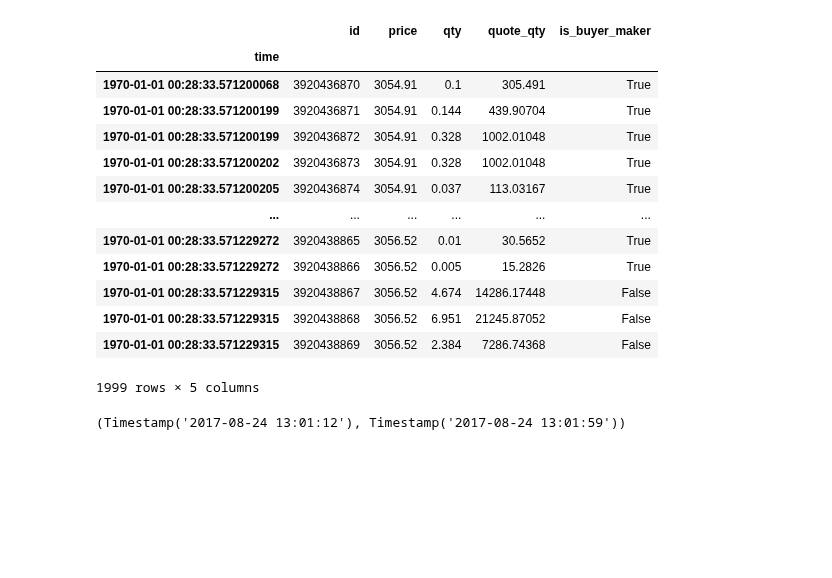
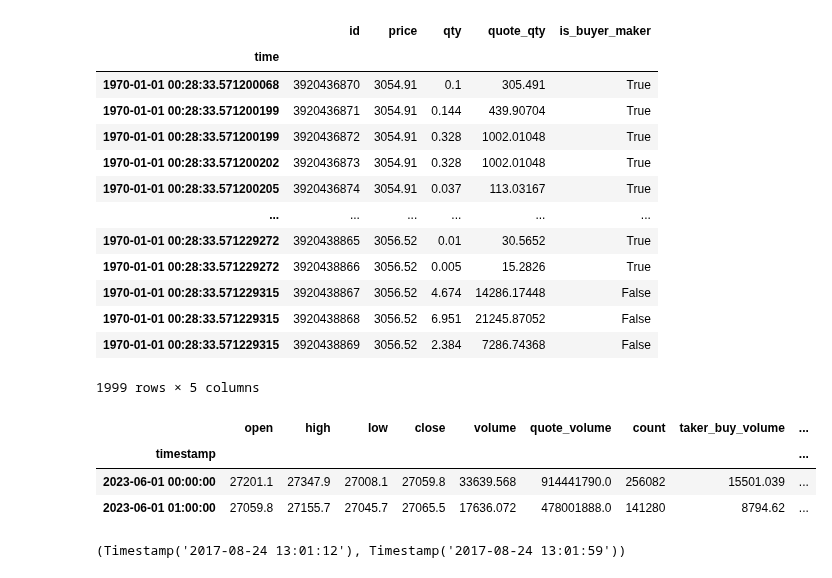
Before and after one commit to xLydianSoftware/Qubx, a Jupyter notebook: experiments/data/11.0 New Storages Interface.ipynb, the cells around one changed output. Cells and saved outputs as stored; diff of their text form; code cells hidden in the pictures; blank space fills up the shorter version.

```diff
--- a/experiments/data/11.0 New Storages Interface.ipynb
+++ b/experiments/data/11.0 New Storages Interface.ipynb
@@ -107,6 +107,13 @@ raw4.transform(PandasFrame())
 | 1970-01-01 00:28:33.571229315 | 3920438868 | 3056.52 | 6.951 | 21245.87052 | False |
 | 1970-01-01 00:28:33.571229315 | 3920438869 | 3056.52 | 2.384 | 7286.74368 | False |
 1999 rows × 5 columns
+# %%
+bnc_swap.read("BTCUSDT", DataType.OHLC["1h"], "2023-06-01 00:00", "2023-06-01 01:00").transform(PandasFrame())
+# %% [output]
+|  | open | high | low | close | volume | quote_volume | count | taker_buy_volume | ... |
+| timestamp |  |  |  |  |  |  |  |  | ... |
+| 2023-06-01 00:00:00 | 27201.1 | 27347.9 | 27008.1 | 27059.8 | 33639.568 | 914441790.0 | 256082 | 15501.039 | ... |
+| 2023-06-01 01:00:00 | 27059.8 | 27155.7 | 27045.7 | 27065.5 | 17636.072 | 478001888.0 | 141280 | 8794.62 | ... |
 # %%
 raw5.get_time_interval()
 # %% [output]
```
Also changed, not shown: 2 other files.
